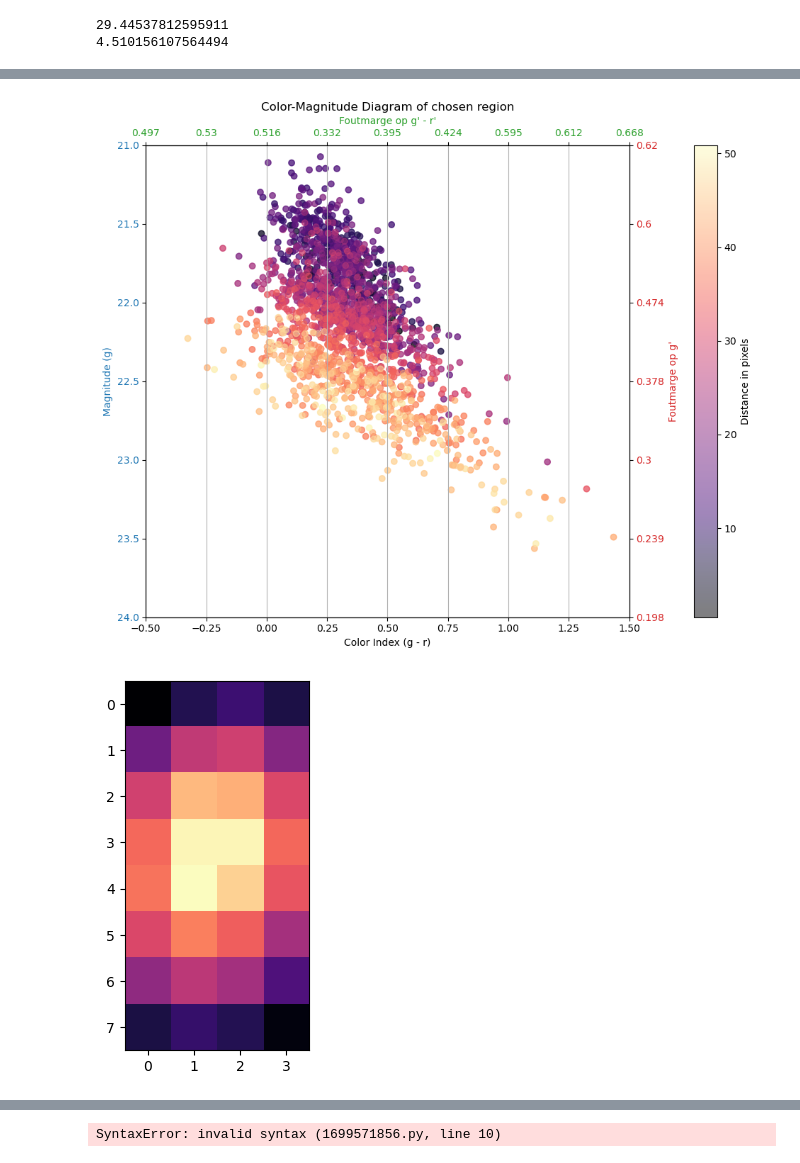
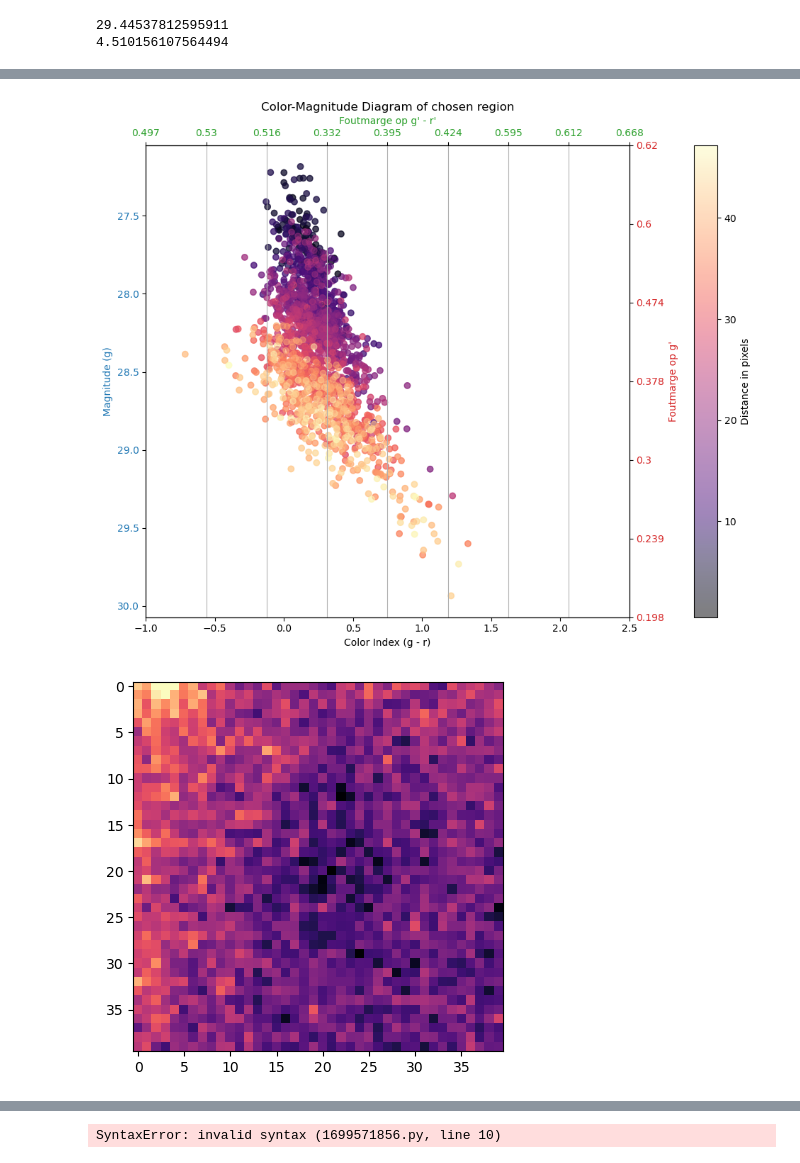
Before and after one commit to Juaopteinde/Group-19-NGC4449, a Jupyter notebook: CMDs.ipynb, the cells around one changed output, grey strips where cells are left out. Drawn from its saved outputs; the diff is of its cells as text; code cells hidden in the pictures.

```diff
--- a/CMDs.ipynb
+++ b/CMDs.ipynb
@@ -251,6 +286,12 @@ def distance_region(image):
 region_g = magnitude_g[(region_size_define*x_min):(region_size_define*x_max), (region_size_define*y_min):(region_size_define*y_max)]
 region_r = magnitude_r[(region_size_define*x_min):(region_size_define*x_max), (region_size_define*y_min):(region_size_define*y_max)]
 distances = distance_region(region_g)
+
+
+region_g = sigma_clip(region_g, 4, 3)
+region_r = sigma_clip(region_r, 4, 3)
+
+
 
 color_index = calc_color_index(region_g, region_r)
 
@@ -271,8 +312,8 @@ ax1.tick_params(axis='y', labelcolor=color)
 cbar = fig.colorbar(ax1.scatter(color_index.flatten(), region_g.flatten(), alpha=0.5, c=distances, cmap='magma'), ax=ax1, pad=0.10)
 cbar.set_label('Distance in pixels')
 
-plt.ylim(24, 21)
-plt.xlim(-0.5, 1.5)
+plt.xlim(-1, 2.5)
+#plt.xlim(-0.5, 1.5)
 
 ax2 = ax1.twinx()  # instantiate a second axes that shares the same x-axis
 color = 'tab:red'
@@ -294,22 +335,22 @@ fig.tight_layout()  # otherwise the right y-label is slightly clipped
 plt.grid(True)
 plt.show()
 # %% [output]
-[figure, old version]
+[figure, new version]
 # %%
 # Select area of gridmap you want to use for CMD
 # Use the values of the axes of the gridmap
-x_min2, x_max2, y_min2, y_max2 = 67, 68, 64, 66
+x_min2, x_max2, y_min2, y_max2 = 70, 80, 77, 87
 
 # Make sure this is the same as in sections.ipynb
 region_size_define = 4
 
 # Plot region
 area_g2 = no_bg_g[(region_size_define*y_min2):(region_size_define*y_max2), (region_size_define*x_min2):(region_size_define*x_max2)]
 quantiles2 = np.percentile(area_g2, (0.1, 99.9))
 plt.imshow(area_g2, cmap='magma', vmin = quantiles2[0], vmax = quantiles2[1], interpolation = 'nearest')
 plt.show()
 # %% [output]
-[figure, old version]
+[figure, new version]
 # %%
 # Crop image to only the region chosen on the gridmap
 # Multiple by region_size_define to get original pixel coordinates instead of binned ones.
```
Also changed, not shown: parts of 8 cells of this notebook, 1 other file.
